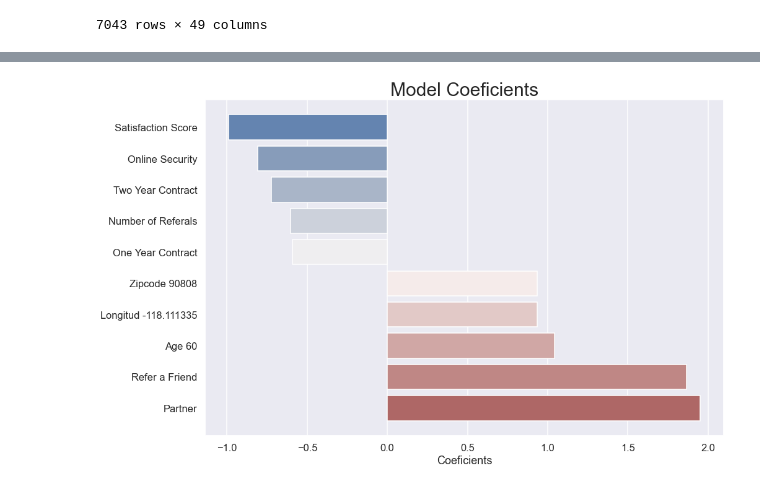
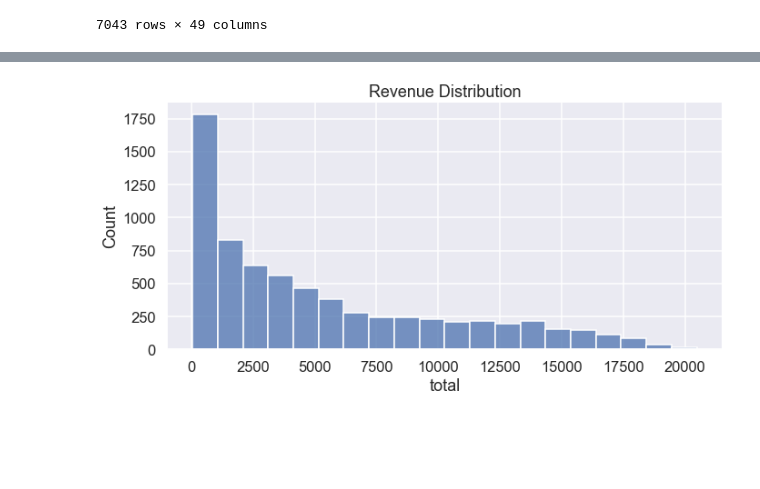
Before and after one commit to carlosiruiz/Customer_Churn_Prediction, a Jupyter notebook: EDA_&_Modeling/Visualizations Notebook.ipynb, the cells around one changed output, grey strips where cells are left out. Drawn from its saved outputs; the diff is of its cells as text; code cells hidden in the pictures; blank space fills up the shorter version.

```diff
--- a/EDA_&_Modeling/Visualizations Notebook.ipynb
+++ b/EDA_&_Modeling/Visualizations Notebook.ipynb
@@ -149,12 +144,8 @@ coef=pd.concat([coef.iloc[:5],coef.iloc[-5:]]).reset_index(drop=True)
-# %%
-plt.figure(figsize=(15,10))
-sns.set('talk')
-ax=sns.barplot(x=coef.coef,y=coef.features,orient='h',palette="vlag",ci=None)
-ax.set_xlabel('Coeficients')
-ax.set_title('Model Coeficients',fontsize=30)
-ax.set_ylabel("")
-ax.set_yticklabels(["Satisfaction Score","Online Security","Two Year Contract","Number of Referals","One Year Contract","Zipcode 90808","Longitud -118.111335","Age 60","Refer a Friend","Partner"])
-ax.plot()
-plt.savefig('/Users/carlosruiz/Desktop/Mod_5_project/Images/coeficients', dpi=300)
-# %% [output]
-[figure, removed]
+# %%
+# plotting age revenue distribution.
+charge=df[["total_revenue","tel_total_charges"]]
+charge["total"]=charge["total_revenue"]+charge["tel_total_charges"]
+sns.displot(charge, x="total",bins=20, kind="hist",palette="vlag_r", aspect=2).set(title='Revenue Distribution')
+plt.show()
+# %% [output]
+[figure, added]
```
Also changed, not shown: parts of 16 cells of this notebook, 24 other files.
